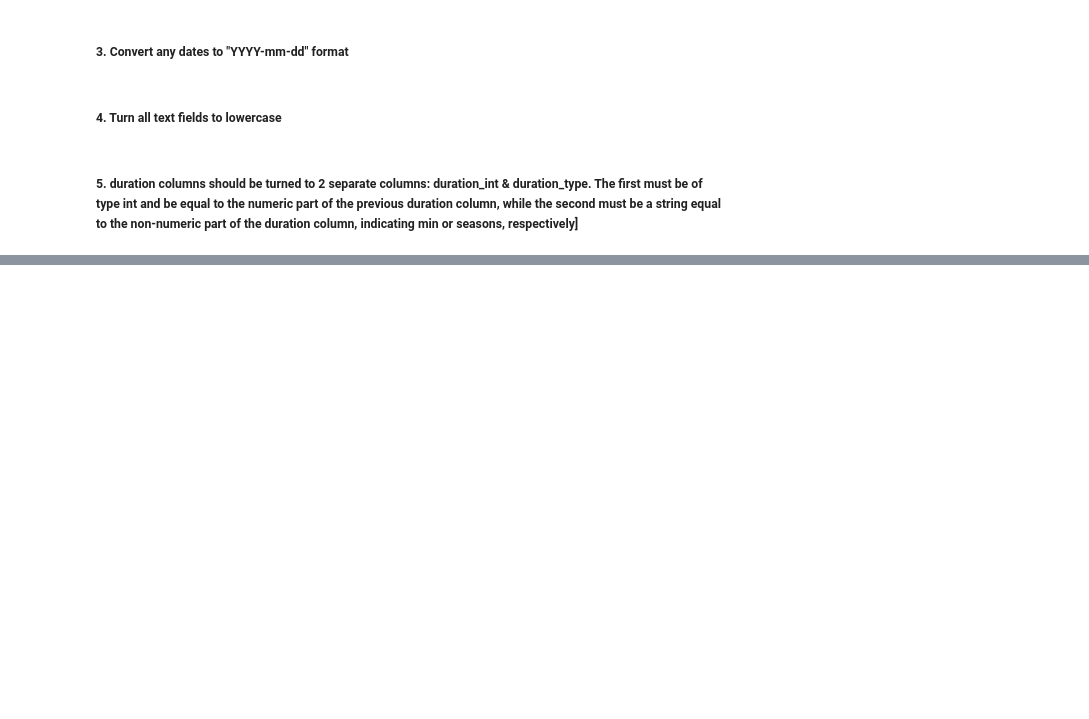
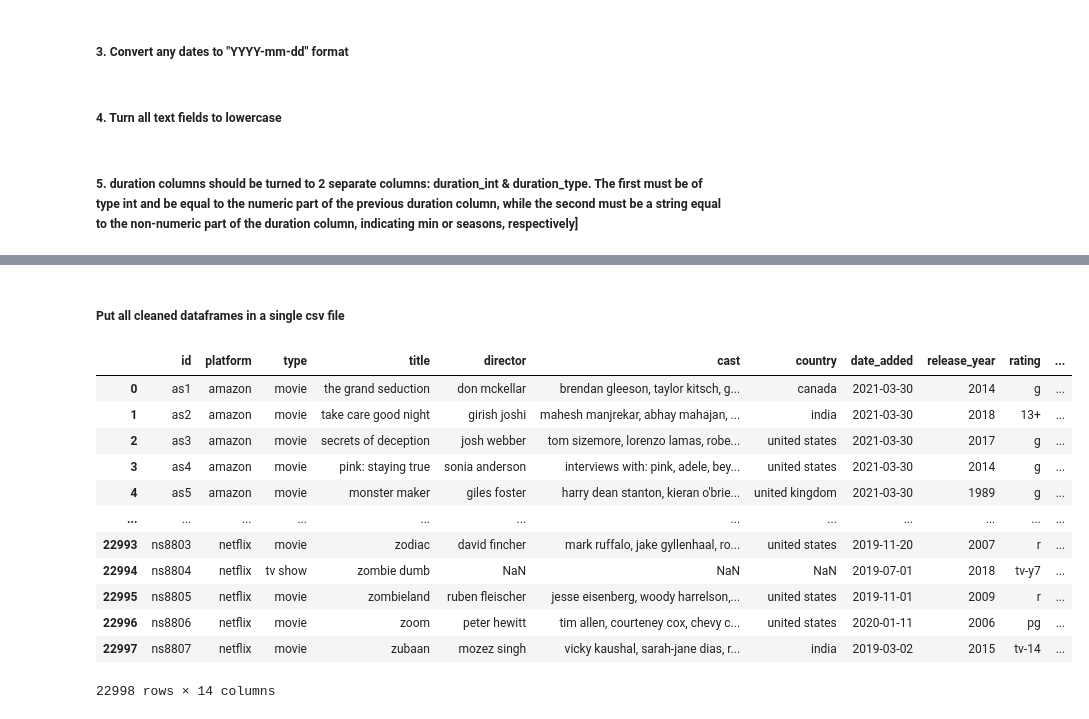
Before and after one commit to saeram00/PI-ML-HENRY, a Jupyter notebook: etl.ipynb, the cells around one changed output, grey strips where cells are left out. Drawn from its saved outputs; the diff is of its cells as text; code cells hidden in the pictures; blank space fills up the shorter version.

```diff
--- a/etl.ipynb
+++ b/etl.ipynb
@@ -81,3 +82,43 @@ amaz_df.head()
 | 2 | as3 | movie | secrets of deception | josh webber | tom sizemore, lorenzo lamas, robe... | united states | 2021-03-30 | 2017 | g | action, drama, suspense | ... |
 | 3 | as4 | movie | pink: staying true | sonia anderson | interviews with: pink, adele, bey... | united states | 2021-03-30 | 2014 | g | documentary | ... |
 | 4 | as5 | movie | monster maker | giles foster | harry dean stanton, kieran o'brie... | united kingdom | 2021-03-30 | 1989 | g | drama, fantasy | ... |
+# %% [markdown]
+##### Put all cleaned dataframes in a single csv file
+# %%
+cleaned_datafs = pd.concat((amaz_df, disn_df, hulu_df, netf_df), ignore_index=True)
+del amaz_df, disn_df, hulu_df, netf_df
+gc.collect()
+
+# Figure out platform based on substring in id
+def check_platform(id_string: str) -> str:
+    if id_string.startswith("a"):
+        return "amazon"
+    elif id_string.startswith("d"):
+        return "disney"
+    elif id_string.startswith("h"):
+        return "hulu"
+    elif id_string.startswith("n"):
+        return "netflix"
+    else:
+        return np.NaN
+
+if "platform" in cleaned_datafs.columns:
+    cleaned_datafs.drop(["platform"], axis=1, inplace=True) # Drop column if already exists
+
+cleaned_datafs.insert(loc=1, column="platform", value=cleaned_datafs["id"].map(check_platform))
+cleaned_datafs.to_csv("cleaned_dbs.csv", index=False)
+cleaned_datafs
+# %% [output]
+|  | id | platform | type | title | director | cast | country | date_added | release_year | rating | ... |
+| 0 | as1 | amazon | movie | the grand seduction | don mckellar | brendan gleeson, taylor kitsch, g... | canada | 2021-03-30 | 2014 | g | ... |
+| 1 | as2 | amazon | movie | take care good night | girish joshi | mahesh manjrekar, abhay mahajan, ... | india | 2021-03-30 | 2018 | 13+ | ... |
+| 2 | as3 | amazon | movie | secrets of deception | josh webber | tom sizemore, lorenzo lamas, robe... | united states | 2021-03-30 | 2017 | g | ... |
+| 3 | as4 | amazon | movie | pink: staying true | sonia anderson | interviews with: pink, adele, bey... | united states | 2021-03-30 | 2014 | g | ... |
+| 4 | as5 | amazon | movie | monster maker | giles foster | harry dean stanton, kieran o'brie... | united kingdom | 2021-03-30 | 1989 | g | ... |
+| ... | ... | ... | ... | ... | ... | ... | ... | ... | ... | ... | ... |
+| 22993 | ns8803 | netflix | movie | zodiac | david fincher | mark ruffalo, jake gyllenhaal, ro... | united states | 2019-11-20 | 2007 | r | ... |
+| 22994 | ns8804 | netflix | tv show | zombie dumb | NaN | NaN | NaN | 2019-07-01 | 2018 | tv-y7 | ... |
+| 22995 | ns8805 | netflix | movie | zombieland | ruben fleischer | jesse eisenberg, woody harrelson,... | united states | 2019-11-01 | 2009 | r | ... |
+| 22996 | ns8806 | netflix | movie | zoom | peter hewitt | tim allen, courteney cox, chevy c... | united states | 2020-01-11 | 2006 | pg | ... |
+| 22997 | ns8807 | netflix | movie | zubaan | mozez singh | vicky kaushal, sarah-jane dias, r... | india | 2019-03-02 | 2015 | tv-14 | ... |
+22998 rows × 14 columns
```
Also changed, not shown: parts of 7 cells of this notebook, 6 other files.
